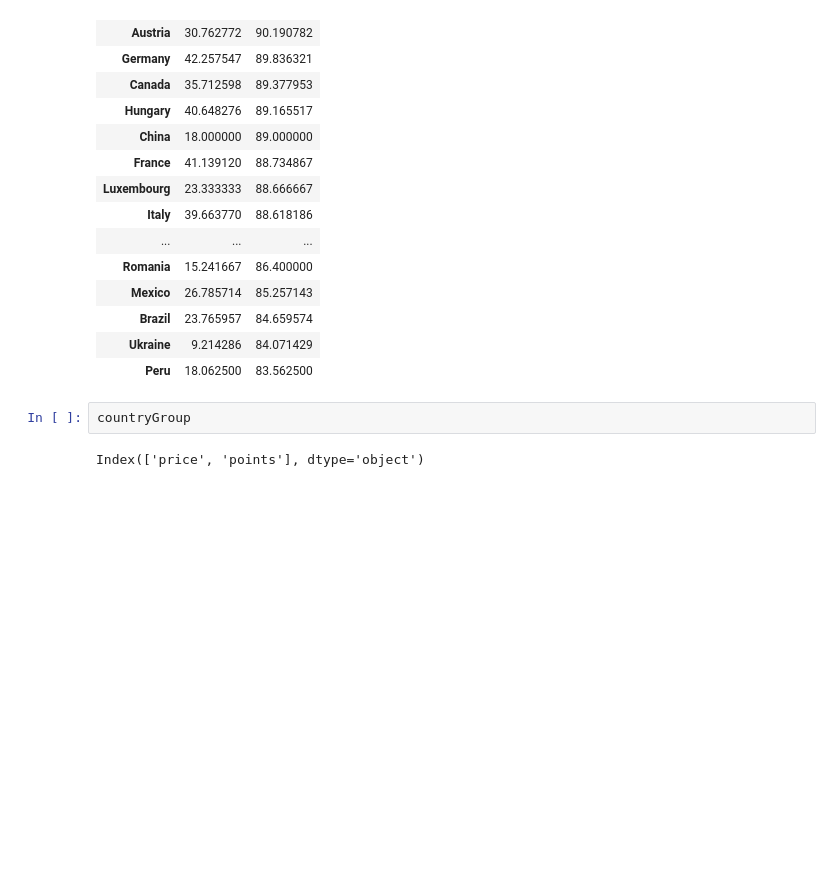
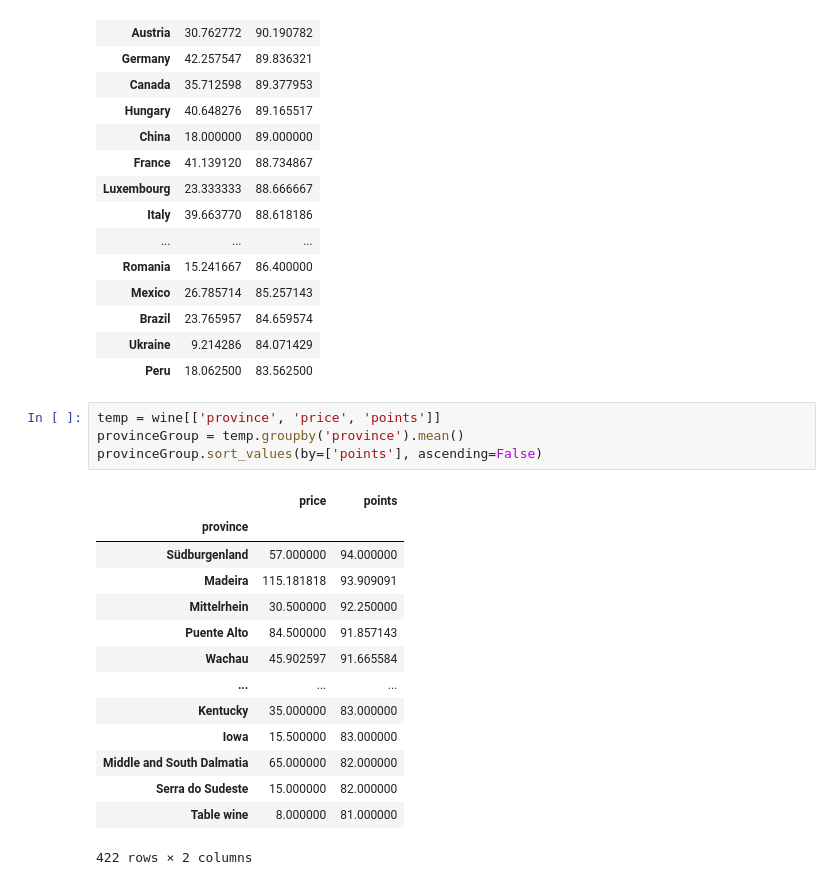
Before and after one commit to Brandon-Nutting/UdacityDataAnalysisProject, a Jupyter notebook: wineInvestigation.ipynb, the cells around one changed output. Cells and saved outputs as stored; diff of their text form; blank space fills up the shorter version.

```diff
--- a/wineInvestigation.ipynb
+++ b/wineInvestigation.ipynb
@@ -83,7 +108,22 @@ countryGroup.sort_values(by=['points'], ascending=False)
 | Brazil | 23.765957 | 84.659574 |
 | Ukraine | 9.214286 | 84.071429 |
 | Peru | 18.062500 | 83.562500 |
-# %%
-countryGroup
-# %% [output]
-Index(['price', 'points'], dtype='object')
+# %%
+temp = wine[['province', 'price', 'points']]
+provinceGroup = temp.groupby('province').mean()
+provinceGroup.sort_values(by=['points'], ascending=False)
+# %% [output]
+|  | price | points |
+| province |  |  |
+| Südburgenland | 57.000000 | 94.000000 |
+| Madeira | 115.181818 | 93.909091 |
+| Mittelrhein | 30.500000 | 92.250000 |
+| Puente Alto | 84.500000 | 91.857143 |
+| Wachau | 45.902597 | 91.665584 |
+| ... | ... | ... |
+| Kentucky | 35.000000 | 83.000000 |
+| Iowa | 15.500000 | 83.000000 |
+| Middle and South Dalmatia | 65.000000 | 82.000000 |
+| Serra do Sudeste | 15.000000 | 82.000000 |
+| Table wine | 8.000000 | 81.000000 |
+422 rows × 2 columns
```
Also changed, not shown: parts of 9 cells of this notebook.
